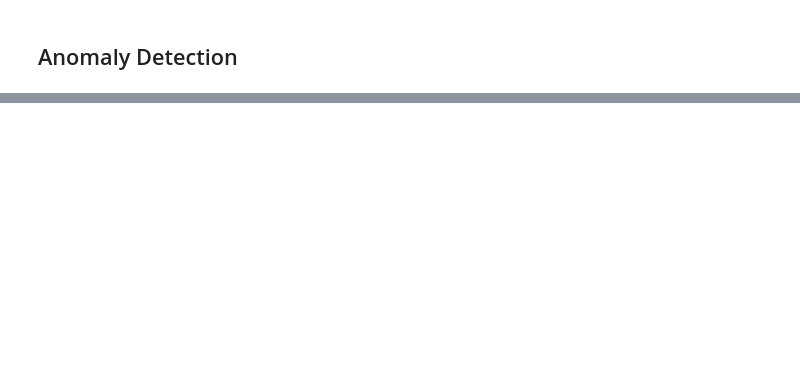
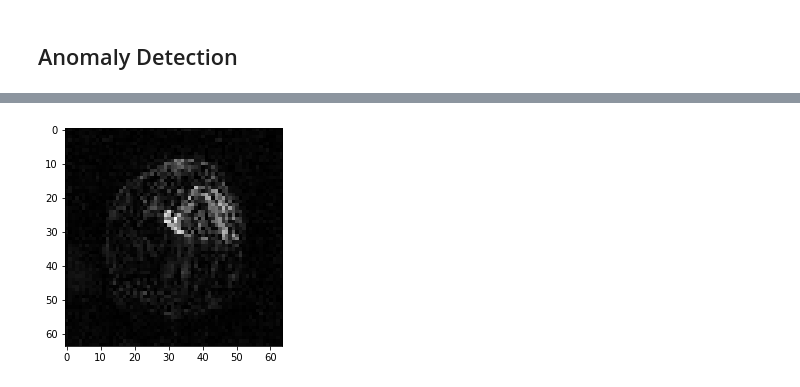
Before and after one commit to Pippo7x/AnoGAN-Keras, a Jupyter notebook: AnoGAN.ipynb, the cells around one changed output, grey strips where cells are left out. Cells and saved outputs as stored; diff of their text form; code cells hidden in the pictures; blank space fills up the shorter version.

```diff
--- a/AnoGAN.ipynb
+++ b/AnoGAN.ipynb
@@ -30,7 +30,11 @@ training_set = tf.keras.utils.image_dataset_from_directory(TRAIN_PATH,
                                                            color_mode = "grayscale",
                                                            batch_size = None,
                                                            shuffle = False)
-test_set = tf.keras.utils.image_dataset_from_directory(TEST_PATH, image_size = IMAGE_SIZE)
+test_set = tf.keras.utils.image_dataset_from_directory(TEST_PATH,
+                                                       image_size = IMAGE_SIZE,
+                                                       color_mode = "grayscale",
+                                                       batch_size = None,
+                                                       shuffle = False)
 # %% [output]
 Found 391 files belonging to 1 classes.
 Found 110 files belonging to 5 classes.
@@ -96,9 +94,8 @@ NameError: name 'disc_loss' is not defined
 anogan = AnoGAN(gan)
 # %%
 test_image = []
-for images, labels in normalized_test_set:
-    for i in range(1):
-        test_image = images[i].numpy()
+for image, label in normalized_test_set:
+    test_image = image.numpy()
     break
 test_image = np.array([test_image])
 anomaly_score, similar_img = anogan.anomaly_detection(test_image)
@@ -107,6 +109,8 @@ print(anomaly_score)
 # %%
 t = np.array((test_image[0] * 127.5) + 127.5, np.int32)
 s = np.array((similar_img[0] * 127.5) + 127.5, np.int32)
-plt.imshow(abs(t-s))
+plt.imshow(abs(t-s), cmap = "gray")
 plt.show()
+# %% [output]
+[figure, added]
 # %%
```
Also changed, not shown: parts of 12 cells of this notebook, 3 other files.
